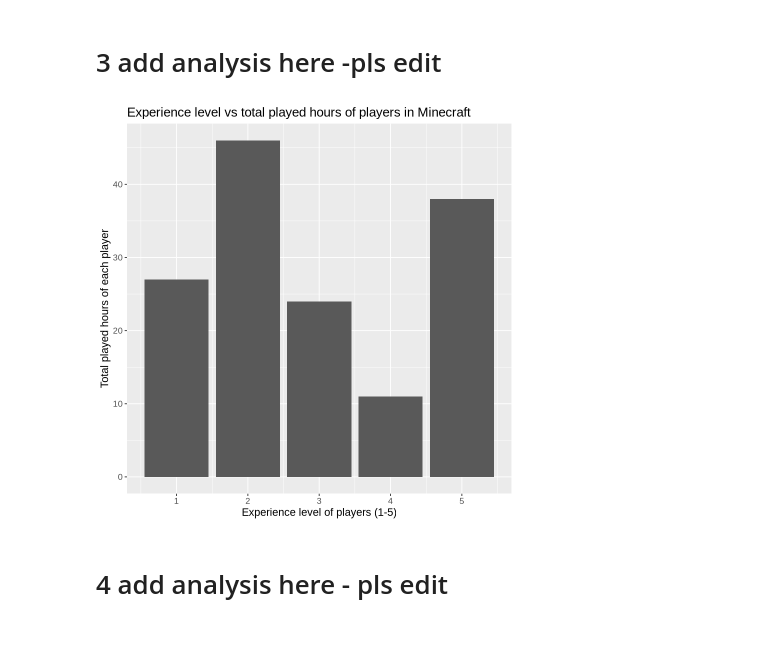
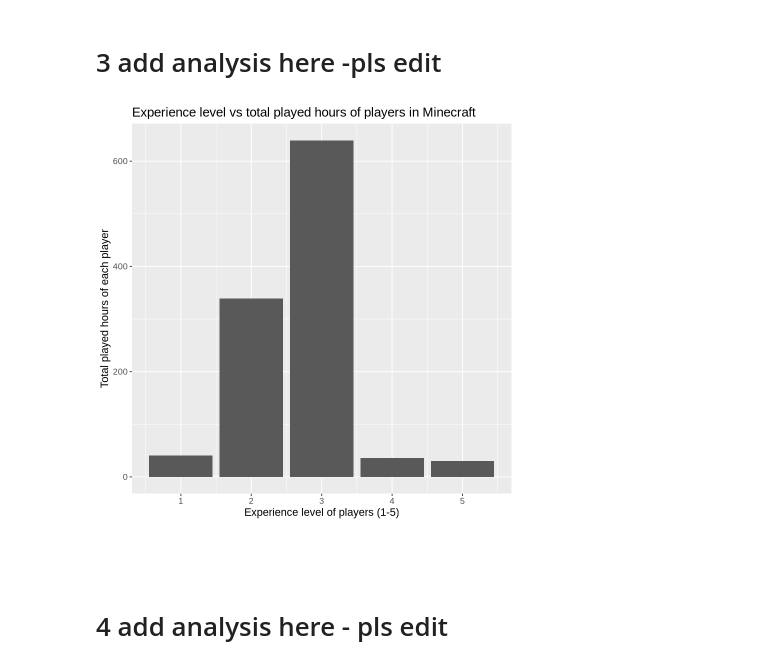
Before and after one commit to janeymhe/dsci-100-project, a Jupyter notebook: final_project.ipynb, the cells around one changed output. Drawn from its saved outputs; the diff is of its cells as text; code cells hidden in the pictures; blank space fills up the shorter version.

```diff
--- a/final_project.ipynb
+++ b/final_project.ipynb
@@ -104,16 +104,18 @@ Warning message in geom_histogram(stat = "identity"):
 # %%
 # exploratory plot of experience level vs played hours
 experience_training_plot <- players_training|>
-                            ggplot(aes(x=experience_num),
-                                       y=played_hours)+
-                            geom_bar()+
+                            ggplot(aes(x=experience_num,
+                                       y=played_hours))+
+                            geom_bar(stat = "identity")+
                             labs(x = "Experience level of players (1-5)",
                                  y = "Total played hours of each player")+
                             ggtitle("Experience level vs total played hours of players in Minecraft")+
                             theme(text = element_text(size=13))
 experience_training_plot
 # %% [output]
-[figure, old version]
+[figure, new version]
+# %% [markdown]
+#
 # %% [markdown]
 #  4 add analysis here  - pls edit
 # %%
```
Also changed, not shown: parts of 12 cells of this notebook.
